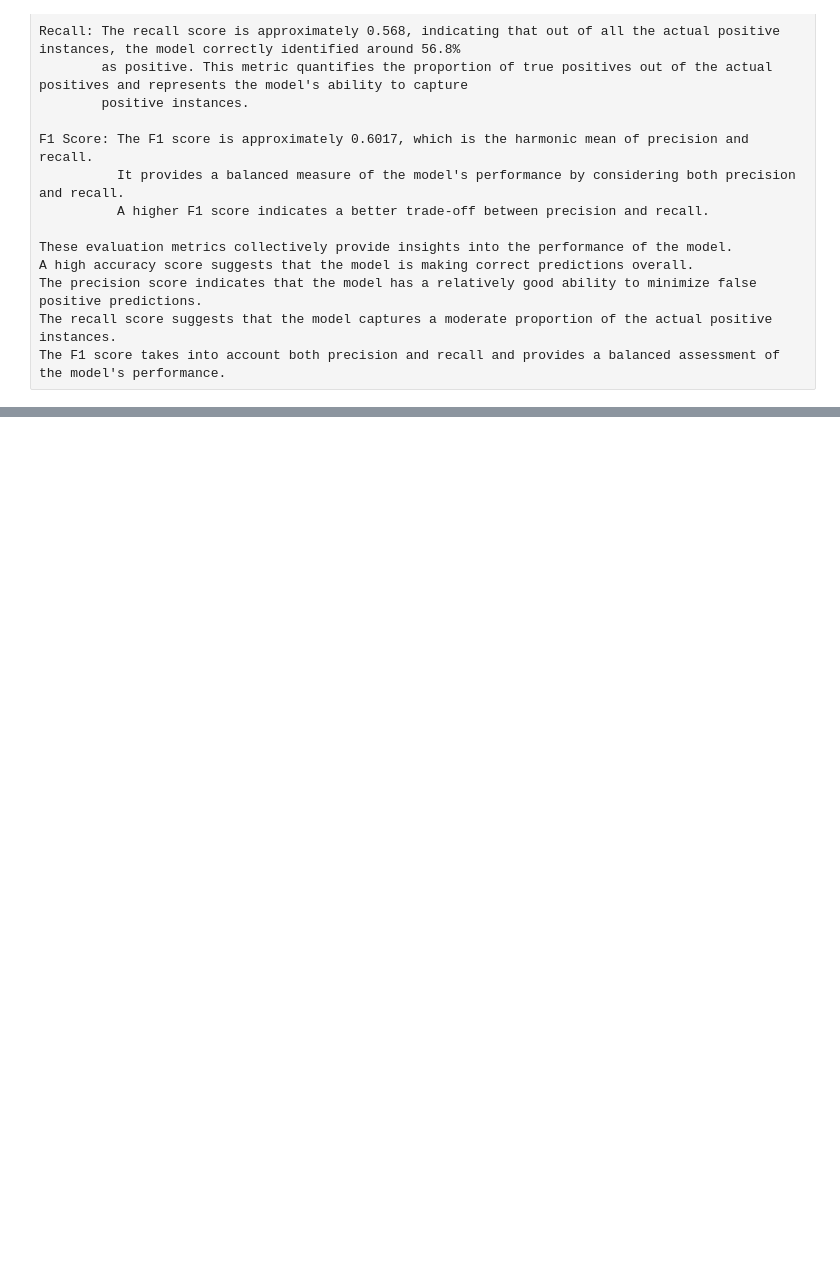
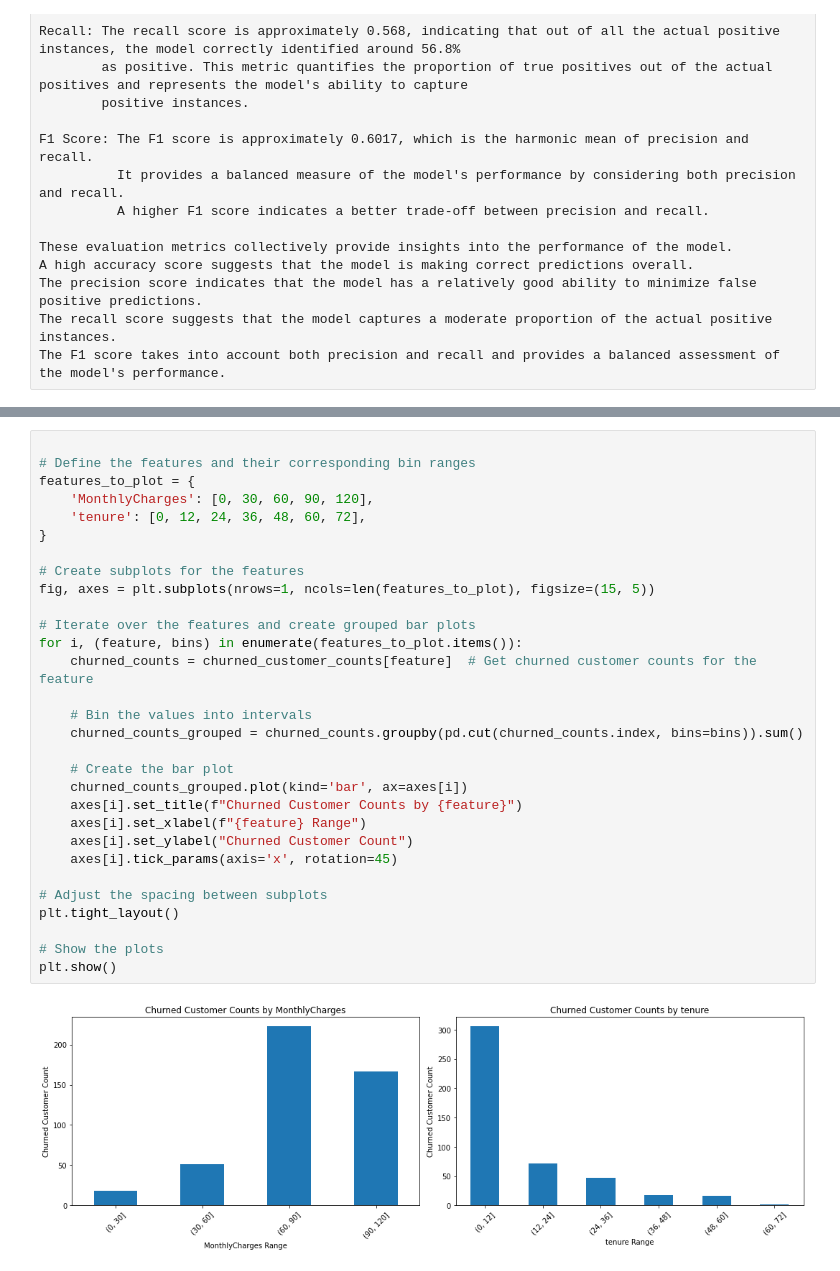
Before and after one commit to Aseye-Amedofu/Customer-churn-classification-project, a Jupyter notebook: LP2_Classification_Telco_customer_churn.ipynb, the cells around one changed output, grey strips where cells are left out. Saved outputs shown, nothing was run; the diff lists cells and outputs as text; blank space fills up the shorter version.

```diff
--- a/LP2_Classification_Telco_customer_churn.ipynb
+++ b/LP2_Classification_Telco_customer_churn.ipynb
@@ -1497,0 +1707,32 @@ The F1 score takes into account both precision and recall and provides a balance
+# %%
+
+# Define the features and their corresponding bin ranges
+features_to_plot = {
+    'MonthlyCharges': [0, 30, 60, 90, 120],
+    'tenure': [0, 12, 24, 36, 48, 60, 72],
+}
+
+# Create subplots for the features
+fig, axes = plt.subplots(nrows=1, ncols=len(features_to_plot), figsize=(15, 5))
+
+# Iterate over the features and create grouped bar plots
+for i, (feature, bins) in enumerate(features_to_plot.items()):
+    churned_counts = churned_customer_counts[feature]  # Get churned customer counts for the feature
+
+    # Bin the values into intervals
+    churned_counts_grouped = churned_counts.groupby(pd.cut(churned_counts.index, bins=bins)).sum()
+
+    # Create the bar plot
+    churned_counts_grouped.plot(kind='bar', ax=axes[i])
+    axes[i].set_title(f"Churned Customer Counts by {feature}")
+    axes[i].set_xlabel(f"{feature} Range")
+    axes[i].set_ylabel("Churned Customer Count")
+    axes[i].tick_params(axis='x', rotation=45)
+
+# Adjust the spacing between subplots
+plt.tight_layout()
+
+# Show the plots
+plt.show()
+# %% [output]
+[figure, added]
```
Also changed, not shown: parts of 12 cells of this notebook, 1 other file.
